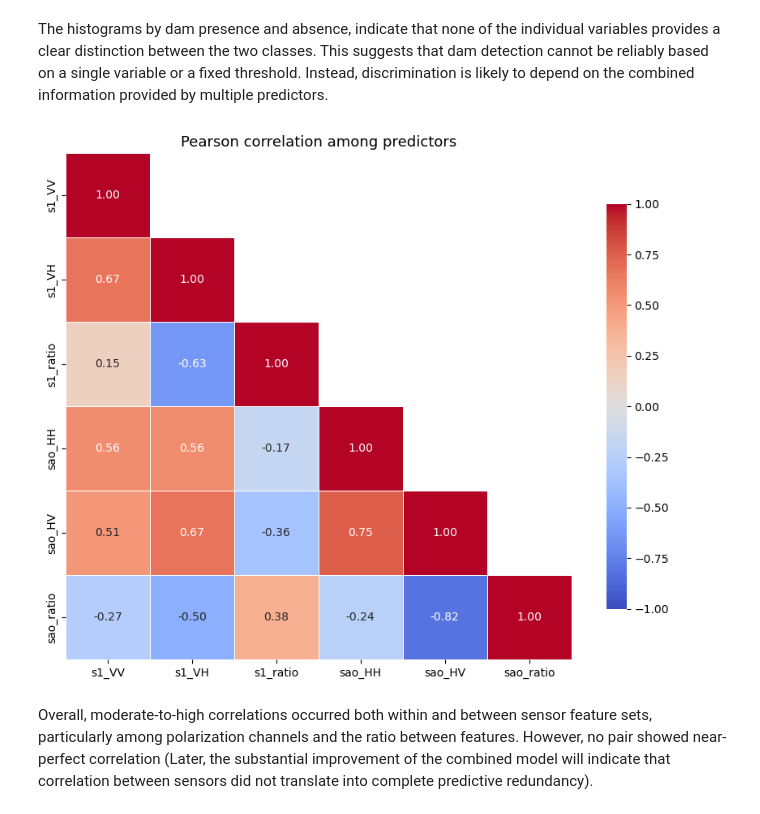
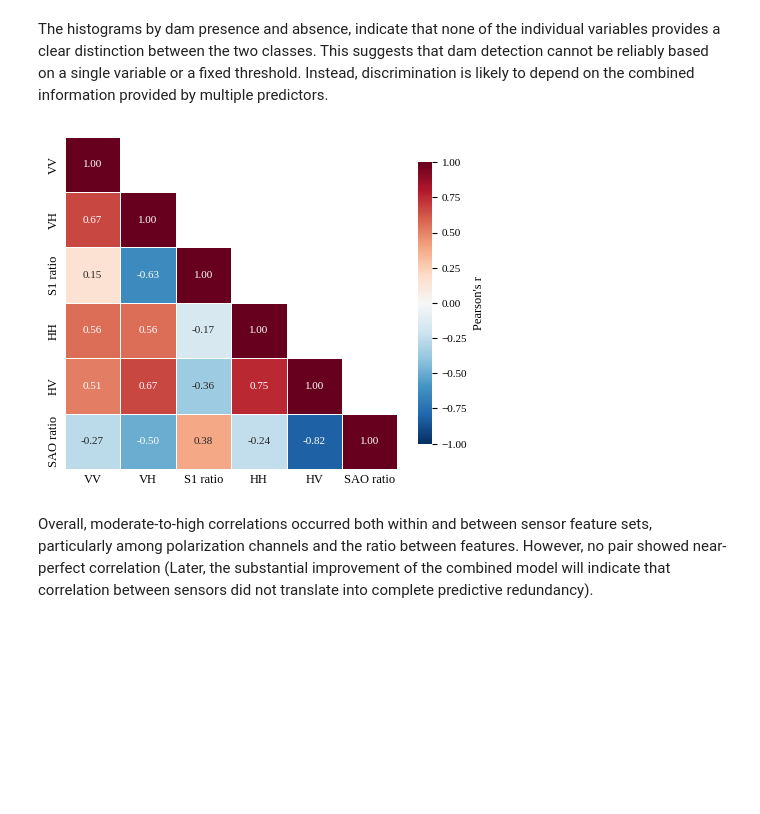
Before and after one commit to SSoubie/dissertation_scripts, a Jupyter notebook: B_python_scripts/1_rf_pixel_level.ipynb, the cells around one changed output. Cells and saved outputs as stored; diff of their text form; code cells hidden in the pictures; blank space fills up the shorter version.

Commit message:
Work on visualization of the results

```diff
--- a/B_python_scripts/1_rf_pixel_level.ipynb
+++ b/B_python_scripts/1_rf_pixel_level.ipynb
@@ -249,20 +378,94 @@ The histograms by dam presence and absence, indicate that none of the individual
 # %%
 # Finally, we compute a Pearson correlation matrix across numeric variables to detect potential redundancy.
 corr = pixels[FEATURES].corr(method='pearson')
 
+label_map = {
+    "s1_VV": "VV",
+    "s1_VH": "VH",
+    "s1_ratio": "S1 ratio",
+    "sao_HH": "HH",
+    "sao_HV": "HV",
+    "sao_ratio": "SAO ratio"
+}
+
+corr = corr.rename(
+    index=label_map,
+    columns=label_map
+)
+
 # Mask the upper triangle
 mask = np.triu(np.ones_like(corr, dtype=bool), k=1)
 
-# Plot heatmap
-plt.figure(figsize=(9, 7))
-sns.heatmap(corr, mask=mask, annot=True, fmt='.2f', cmap='coolwarm',
-            center=0, vmin=-1, vmax=1, square=True,
-            linewidths=0.5, cbar_kws={'shrink': 0.8})
-plt.title("Pearson correlation among predictors", fontsize=13)
+plt.close("all")
+
+fig, ax = plt.subplots(
+    figsize=(
+        12.0 *  1 / 2.54,
+        10.0 *  1 / 2.54
+    )
+)
+
+sns.heatmap(
+    corr,
+    mask=mask,
+    annot=True,
+    fmt=".2f",
+    cmap="RdBu_r",
+    center=0,
+    vmin=-1,
+    vmax=1,
+    square=True,
+    linewidths=0.5,
+    cbar_kws={
+        "shrink": 0.8,
+        "label": "Pearson's r"
+    },
+    ax=ax
+)
+
+# Export
+# Color bar
+cbar = ax.collections[0].colorbar
+
+for label in cbar.ax.get_yticklabels():
+    label.set_fontfamily("Liberation Serif")
+    label.set_fontsize(8)
+
+cbar.set_label(
+    "Pearson's r",
+    fontsize=9,
+    fontfamily="Liberation Serif"
+)
+
+# Tipography and style settings for the plots
+for label in ax.get_xticklabels():
+    label.set_fontfamily("Liberation Serif")
+    label.set_fontsize(9)
+
+for label in ax.get_yticklabels():
+    label.set_fontfamily("Liberation Serif")
+    label.set_fontsize(9)
+
+for text in ax.texts:
+    text.set_fontfamily("Liberation Serif")
+    text.set_fontsize(8)
+
+# Style
+ax.tick_params(length=0)
+
 plt.tight_layout()
+
+fig.savefig(
+    fname= "viz/charts/appendix_pearson_correlation.png",
+    dpi=400,
+    bbox_inches="tight",
+    pad_inches=0.05,
+    facecolor="white"
+)
+
 plt.show()
 # %% [output]
-[figure, old version]
+[figure, new version]
 # %% [markdown]
 Overall, moderate-to-high correlations occurred both within and between sensor feature sets, particularly among polarization channels and the ratio between features. However, no pair showed near-perfect correlation (Later, the substantial improvement of the combined model will indicate that correlation between sensors did not translate into complete predictive redundancy).
 # %% [markdown]
```
Also changed, not shown: parts of 4 cells of this notebook, 2 other files.
